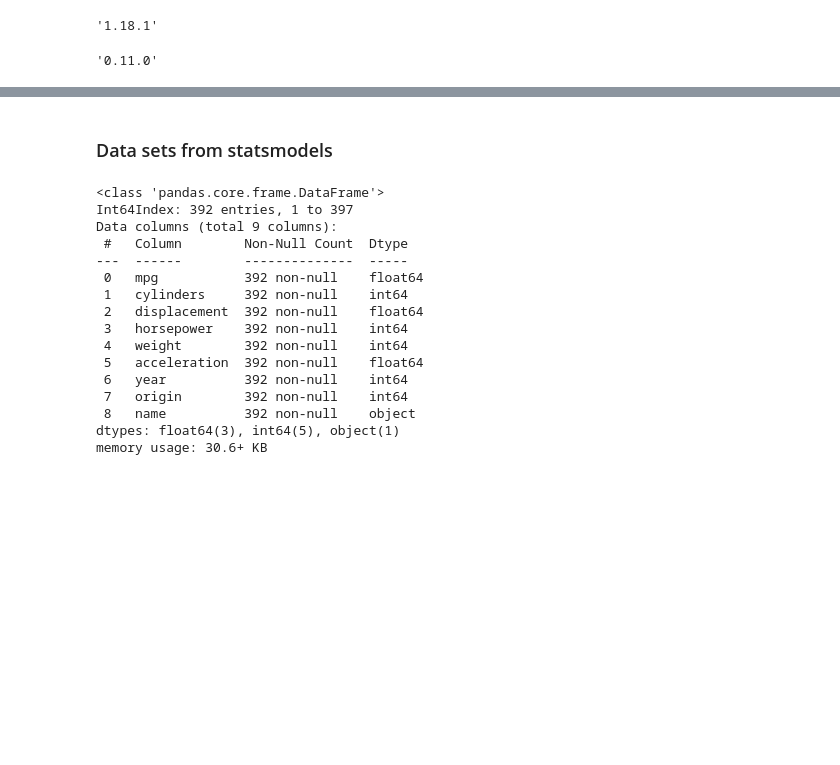
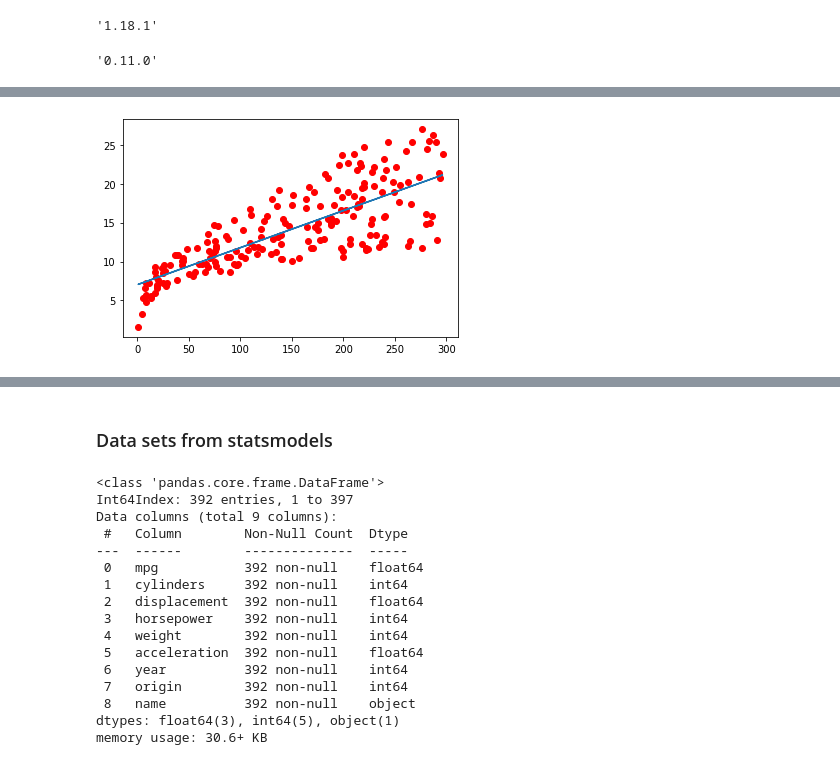
Before and after one commit to mconwa02/statistical_learning, a Jupyter notebook: data_analysis/datasets_analysis.ipynb, the cells around one changed output, grey strips where cells are left out. Cells and saved outputs as stored; diff of their text form; code cells hidden in the pictures; blank space fills up the shorter version.

```diff
--- a/data_analysis/datasets_analysis.ipynb
+++ b/data_analysis/datasets_analysis.ipynb
@@ -17,0 +59,11 @@ sm.__version__
+# %%
+def plot_least_squares(df, x, y):
+    x = df[x]
+    y = df[y]
+    m ,c = np.polyfit(x, y, 1)
+    plt.plot(x, y, 'o', color='red')
+    plt.plot(x, m*x + c)
+# %%
+plot_least_squares(Advertising, "TV", "sales")
+# %% [output]
+[figure, added]
```
Also changed, not shown: parts of 11 cells of this notebook, 1 other file.
